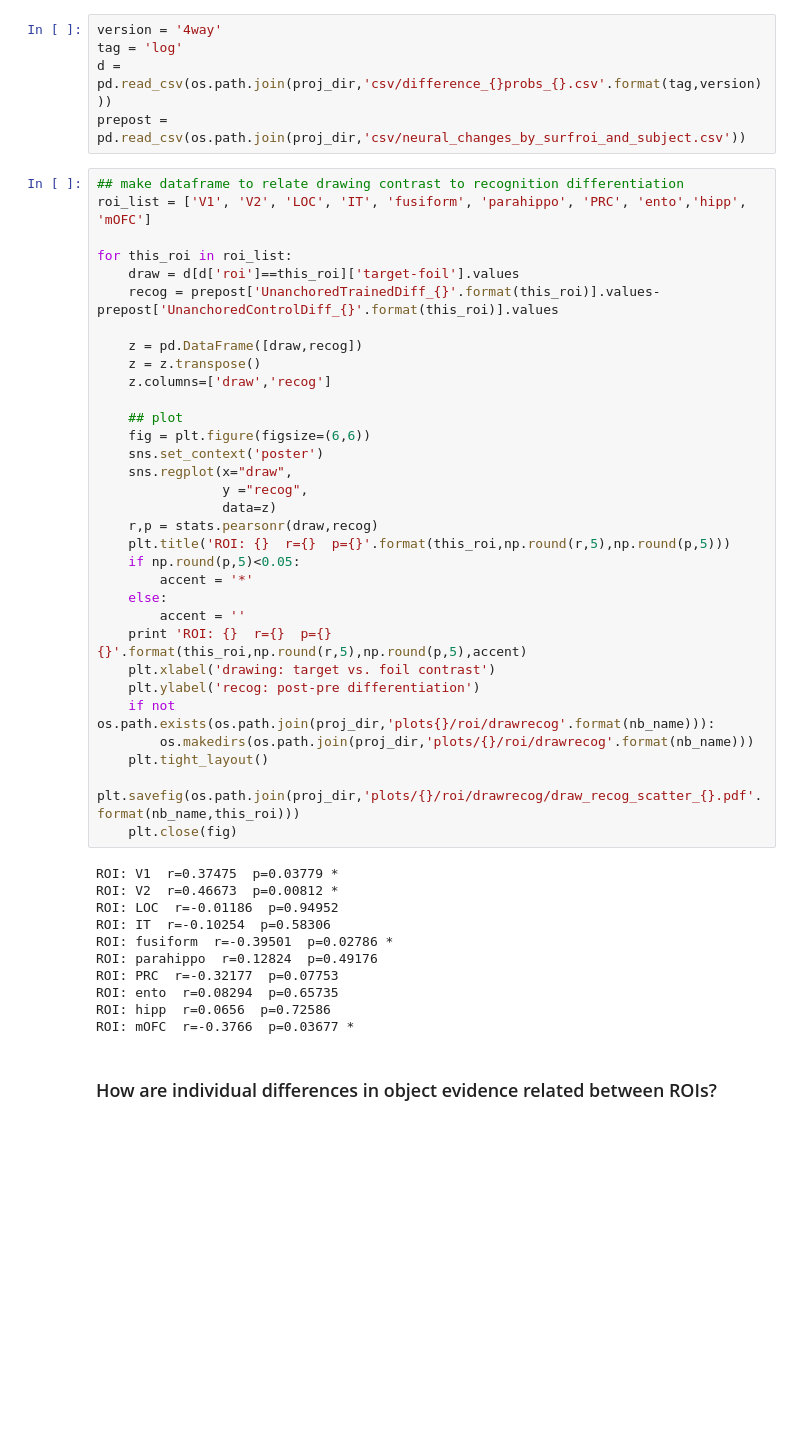
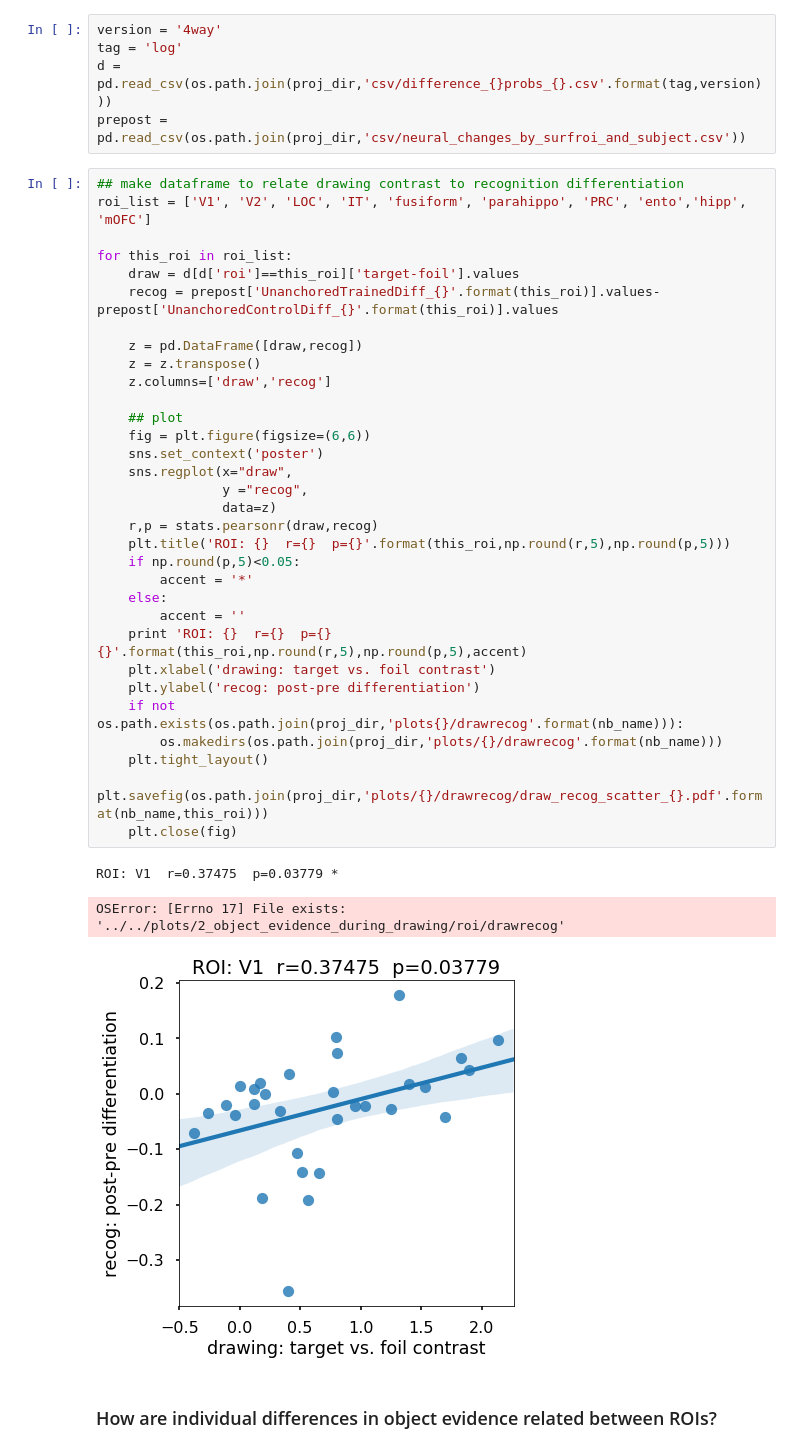
Before and after one commit to cogtoolslab/neurosketch, a Jupyter notebook: ipynb/golden/2_object_evidence_during_drawing.ipynb, the cells around one changed output. Cells and saved outputs as stored; diff of their text form; blank space fills up the shorter version.

Commit message:
reduce nesting of plots dirs for notebook 2

```diff
--- a/ipynb/golden/2_object_evidence_during_drawing.ipynb
+++ b/ipynb/golden/2_object_evidence_during_drawing.ipynb
@@ -242,45 +242,38 @@ prepost = pd.read_csv(os.path.join(proj_dir,'csv/neural_changes_by_surfroi_and_s
 ## make dataframe to relate drawing contrast to recognition differentiation
 roi_list = ['V1', 'V2', 'LOC', 'IT', 'fusiform', 'parahippo', 'PRC', 'ento','hipp', 'mOFC']
 
 for this_roi in roi_list:
     draw = d[d['roi']==this_roi]['target-foil'].values
     recog = prepost['UnanchoredTrainedDiff_{}'.format(this_roi)].values-prepost['UnanchoredControlDiff_{}'.format(this_roi)].values
 
     z = pd.DataFrame([draw,recog])
     z = z.transpose()
     z.columns=['draw','recog']
 
     ## plot
     fig = plt.figure(figsize=(6,6))
     sns.set_context('poster')
     sns.regplot(x="draw",
                 y ="recog",
                 data=z)
     r,p = stats.pearsonr(draw,recog)
     plt.title('ROI: {}  r={}  p={}'.format(this_roi,np.round(r,5),np.round(p,5)))
     if np.round(p,5)<0.05:
         accent = '*'
     else:
         accent = ''
     print 'ROI: {}  r={}  p={} {}'.format(this_roi,np.round(r,5),np.round(p,5),accent)
     plt.xlabel('drawing: target vs. foil contrast')
     plt.ylabel('recog: post-pre differentiation')
-    if not os.path.exists(os.path.join(proj_dir,'plots{}/roi/drawrecog'.format(nb_name))):
-        os.makedirs(os.path.join(proj_dir,'plots/{}/roi/drawrecog'.format(nb_name)))
+    if not os.path.exists(os.path.join(proj_dir,'plots{}/drawrecog'.format(nb_name))):
+        os.makedirs(os.path.join(proj_dir,'plots/{}/drawrecog'.format(nb_name)))
     plt.tight_layout()
-    plt.savefig(os.path.join(proj_dir,'plots/{}/roi/drawrecog/draw_recog_scatter_{}.pdf'.format(nb_name,this_roi)))
+    plt.savefig(os.path.join(proj_dir,'plots/{}/drawrecog/draw_recog_scatter_{}.pdf'.format(nb_name,this_roi)))
     plt.close(fig)
 # %% [output]
 ROI: V1  r=0.37475  p=0.03779 *
-ROI: V2  r=0.46673  p=0.00812 *
-ROI: LOC  r=-0.01186  p=0.94952
-ROI: IT  r=-0.10254  p=0.58306
-ROI: fusiform  r=-0.39501  p=0.02786 *
-ROI: parahippo  r=0.12824  p=0.49176
-ROI: PRC  r=-0.32177  p=0.07753
-ROI: ento  r=0.08294  p=0.65735
-ROI: hipp  r=0.0656  p=0.72586
-ROI: mOFC  r=-0.3766  p=0.03677 *
+OSError: [Errno 17] File exists: '../../plots/2_object_evidence_during_drawing/roi/drawrecog'
+[figure, added]
 # %% [markdown]
 ### How are individual differences in object evidence related between ROIs?
 # %%
```
Also changed, not shown: 1 other file.
